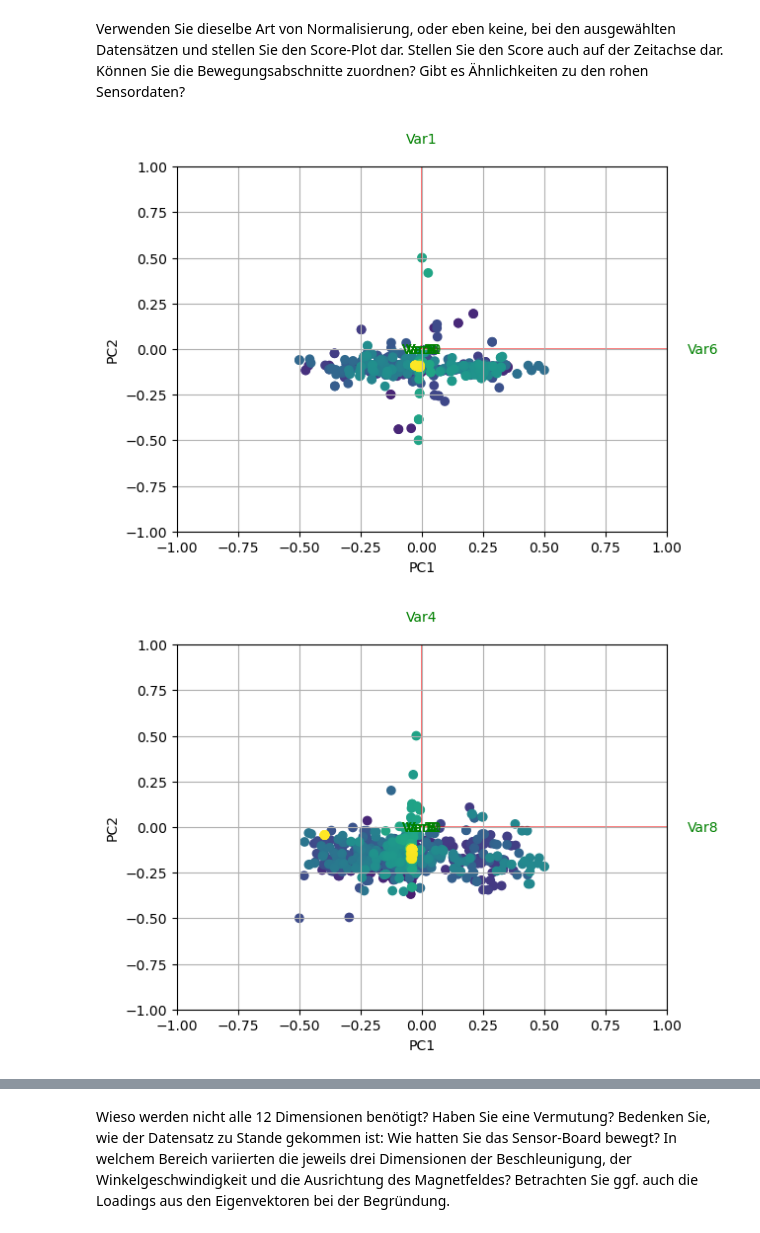
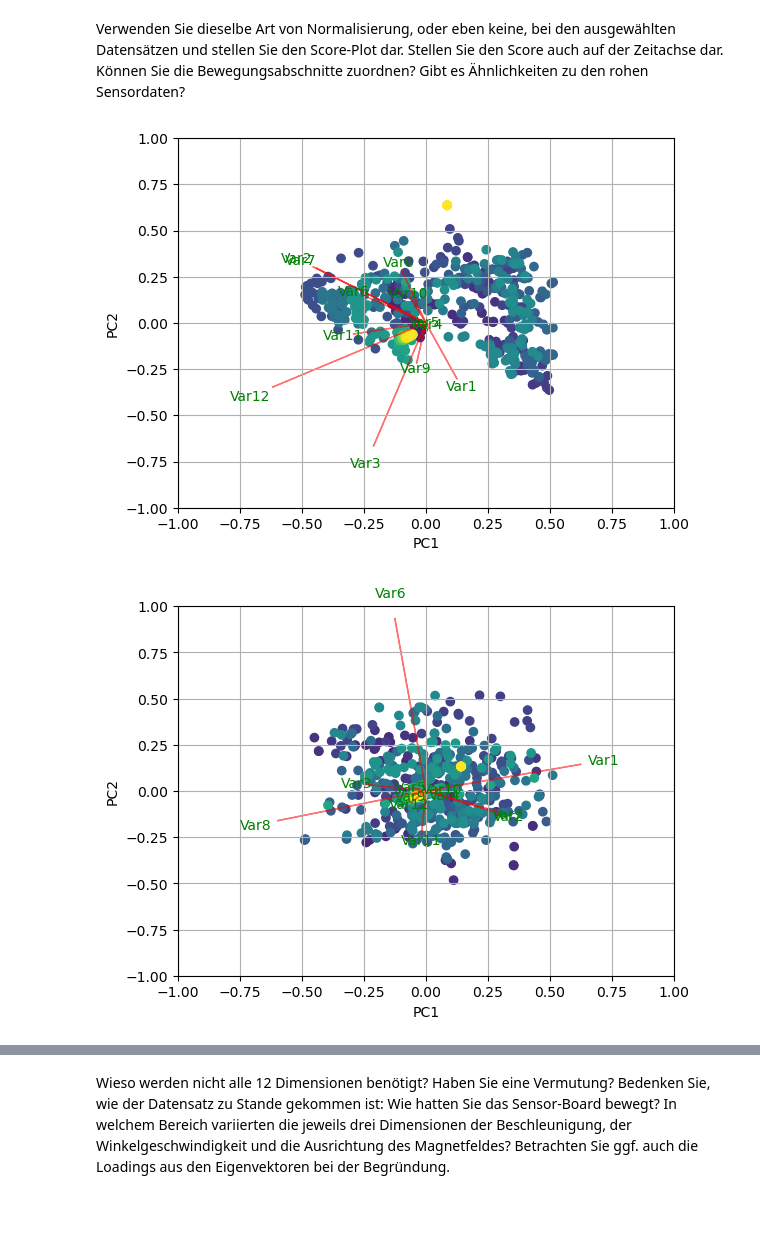
Before and after one commit to kanuphamm/ISS_Praktikum, a Jupyter notebook: Praktikum3/Praktikum3_v03tt.ipynb, the cells around one changed output, grey strips where cells are left out. Saved outputs shown, nothing was run; the diff lists cells and outputs as text; code cells hidden in the pictures.

Commit message:
Tabelle und Korrektur in den Plots

```diff
--- a/Praktikum3/Praktikum3_v03tt.ipynb
+++ b/Praktikum3/Praktikum3_v03tt.ipynb
@@ -256,6 +235,8 @@ Wählen Sie je einen Datensatz mit einer einfachen (linearen) und einen mit eine
 import numpy as np
 import matplotlib.pyplot as plt
 from sklearn.decomposition import PCA
+from sklearn.preprocessing import MinMaxScaler
+
 
 # Daten einlesen
 data4 = np.genfromtxt("DataSets/Datensatz4.csv", delimiter=";", skip_header=1)
@@ -263,19 +244,25 @@ data4 = data4[:,1:]
 # NaN-Werte entfernen
 data4 = np.nan_to_num(data4)
 
+scaler_MM = MinMaxScaler(feature_range=(-1, 1))
+scaler_MM.fit(data4)
+normal_data4 = scaler_MM.transform(data4)
+
 # PCA durchführen
-pca = PCA()
-pca.fit(data4)
-data4 = pca.transform(data4)
+pca4n = PCA()
+pca4n.fit(normal_data4)
+normal_data4 = pca4n.transform(normal_data4)
+print(normal_data4)
+
 
 # Eigenwerte berechnen
-eigenvalues = pca.explained_variance_
+eigenvalues = pca4n.explained_variance_
 eigenvalues = np.array(eigenvalues)
 
 # Scree-Plot erstellen
 plt.plot(np.arange(1, len(eigenvalues) + 1), eigenvalues, marker='o')
 plt.xlabel('Hauptkomponente')
 plt.ylabel('Eigenwert')
-plt.title('Scree-Plot Eigenwerte DS2')
+plt.title('Scree-Plot Eigenwerte DS4')
 plt.show()
 # %% [output]
@@ -342,38 +342,34 @@ Verwenden Sie dieselbe Art von Normalisierung, oder eben keine, bei den ausgewä
 # %%
 import numpy as np
 
-scaler_MM = MinMaxScaler(feature_range=(-1, 1))
-scaler_MM.fit(data4)
-normal_data = scaler_MM.transform(data4)
-target = np.arange(0, data4.shape[0])
-
+target = np.arange(0, normal_data4.shape[0])
 def myplot(score,coeff,target):
     xs = score[:,0]
     ys = score[:,1]
     n = coeff.shape[0]
     scalex = 1.0/(xs.max() - xs.min())
     scaley = 1.0/(ys.max() - ys.min())
     plt.scatter(xs * scalex,ys * scaley, c = target)
     for i in range(n):
         plt.arrow(0, 0, coeff[i,0], coeff[i,1],color = 'r',alpha = 0.5)
         plt.text(coeff[i,0]* 1.15, coeff[i,1] * 1.15, "Var"+str(i+1), color = 'g', ha = 'center', va = 'center')
     plt.xlim(-1,1)
     plt.ylim(-1,1)
     plt.xlabel("PC{}".format(1))
     plt.ylabel("PC{}".format(2))
     plt.grid()
 
 
 
 #Call the function. Use only the 2 PCs.
-myplot(normal_data[:,0:2],np.transpose(pca.components_[0:2, :]), target)
+myplot(normal_data4[:,0:2],np.transpose(pca4n.components_[0:2, :]), target)
 plt.show()
-myplot(normal_data[:,3:5],np.transpose(pca.components_[3:5, :]), target)
+myplot(normal_data4[:,3:5],np.transpose(pca4n.components_[3:5, :]), target)
 plt.show()
-myplot(normal_data[:,6:8],np.transpose(pca.components_[6:8, :]), target)
+myplot(normal_data4[:,6:8],np.transpose(pca4n.components_[6:8, :]), target)
 plt.show()
-myplot(normal_data[:,9:11],np.transpose(pca.components_[9:11, :]), target)
+myplot(normal_data4[:,9:11],np.transpose(pca4n.components_[9:11, :]), target)
 plt.show()
 # %% [output]
-[figure, old version]
+[figure, new version]
-[figure, old version]
+[figure, new version]
```
Also changed, not shown: parts of 8 cells of this notebook, 1 other file.
